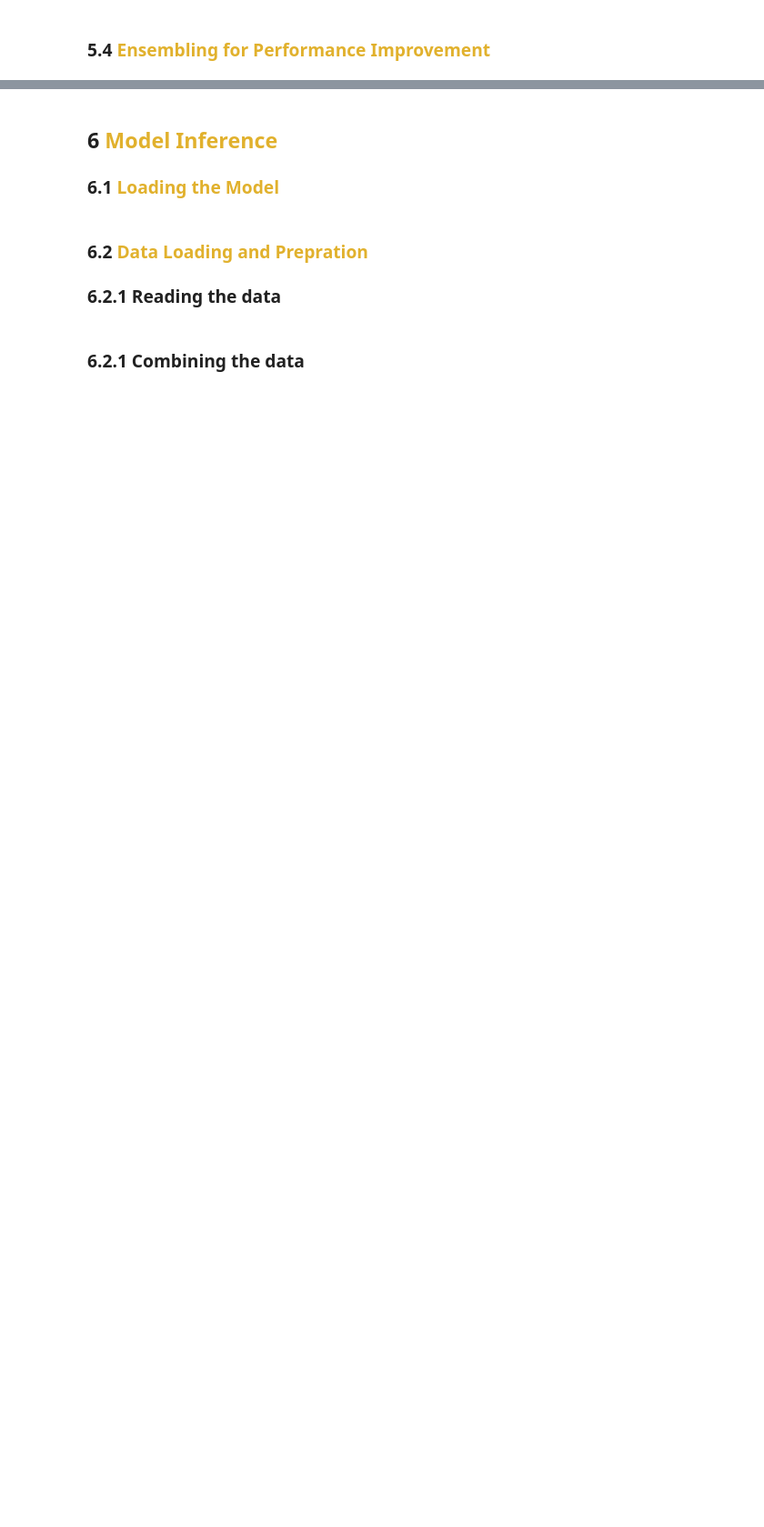
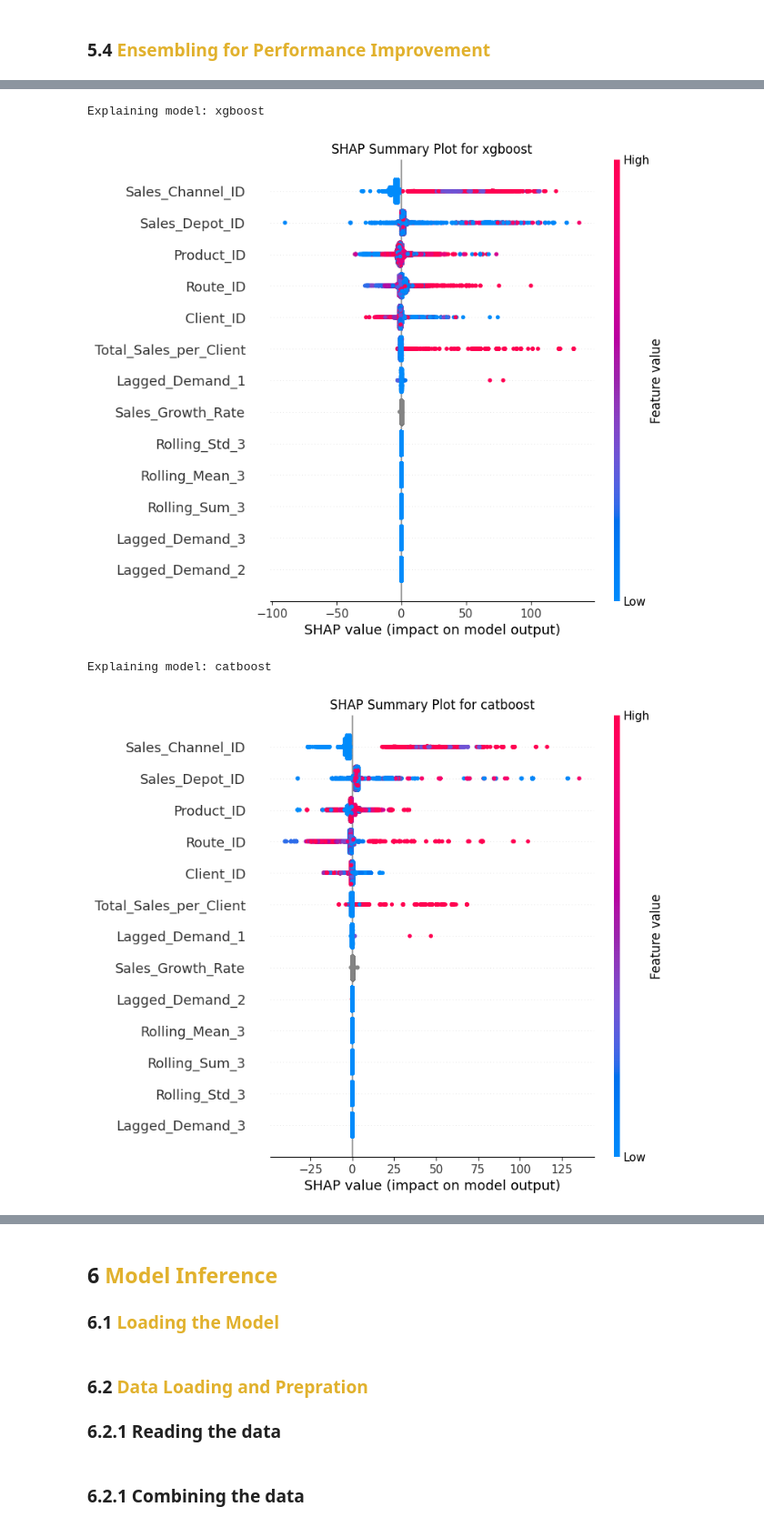
Before and after one commit to agshiv92/GrupoBimbo_InventoryDemand_Solutions, a Jupyter notebook: Group_Bimbo_modeling.ipynb, the cells around one changed output, grey strips where cells are left out. Shown at 91% size. Saved outputs shown, nothing was run; the diff lists cells and outputs as text; code cells hidden in the pictures; blank space fills up the shorter version.

```diff
--- a/Group_Bimbo_modeling.ipynb
+++ b/Group_Bimbo_modeling.ipynb
@@ -729,16 +822,16 @@ Test R-squared: 0.7483126502416355
 # %% [markdown]
 ### <b>5.4 <span style='color:#E1B12D'> Ensembling for Performance Improvement </span></b>
 # %%
-def load_models(model_directory):
+def load_models(model_directory,experiment_id):
     """load all models from specified directory"""
     models = {}
     for model_name in ['LGBMRegressor_best', 'XGBRegressor_best', 'CatBoostRegressor_best']:
-        file_path = os.path.join(model_directory, f"{model_name}_model.joblib")
+        file_path = os.path.join(model_directory, experiment_id, f"{model_name}_model.joblib")
         models[model_name] = joblib.load(file_path)
     return models
 
 # Load models from the specified directory
-models = load_models('/kaggle/working/')
+models = load_models(CFG.MODEL_SAVE_PATH,experiment_id)
 
 def objective(trial):
     """Enhance the performance of ensembling and optimizing weights"""
@@ -824,0 +905,31 @@ OSError: could not get source code
+# %%
+def model_explainability(voting_regressor, X_test):
+    shap_values_dict = {}
+
+    # Iterate through each estimator in the VotingRegressor
+    for name, model in voting_regressor.estimators:
+        print(f"Explaining model: {name}")
+
+        # Create a SHAP explainer for the current model
+        if name == 'catboost':
+            explainer = shap.TreeExplainer(model)
+        else:
+            explainer = shap.Explainer(model)
+
+        # Calculate SHAP values for the test data
+        shap_values = explainer(X_test)
+        shap_values_dict[name] = shap_values
+
+        # Plot summary plot for the current model
+        shap.summary_plot(shap_values, X_test, show=False)
+        plt.title(f"SHAP Summary Plot for {name}")
+        plt.show()
+
+    return shap_values_dict
+# %%
+shap_values = model_explainability(best_voting_regressor, X_test)
+# %% [output]
+Explaining model: xgboost
+[figure, added]
+Explaining model: catboost
+[figure, added]
```
Also changed, not shown: parts of 23 cells of this notebook.
